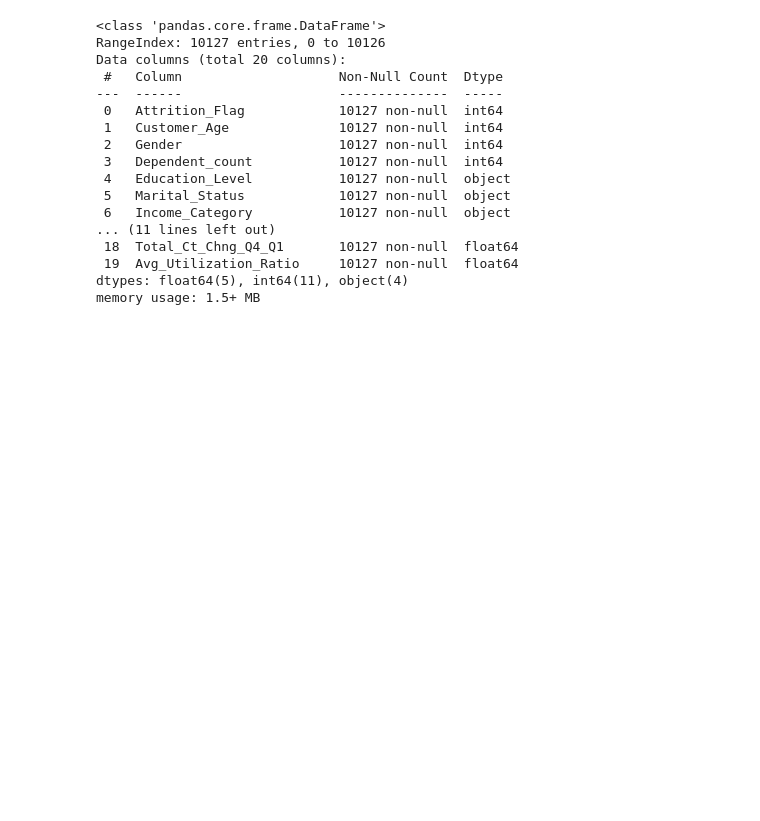
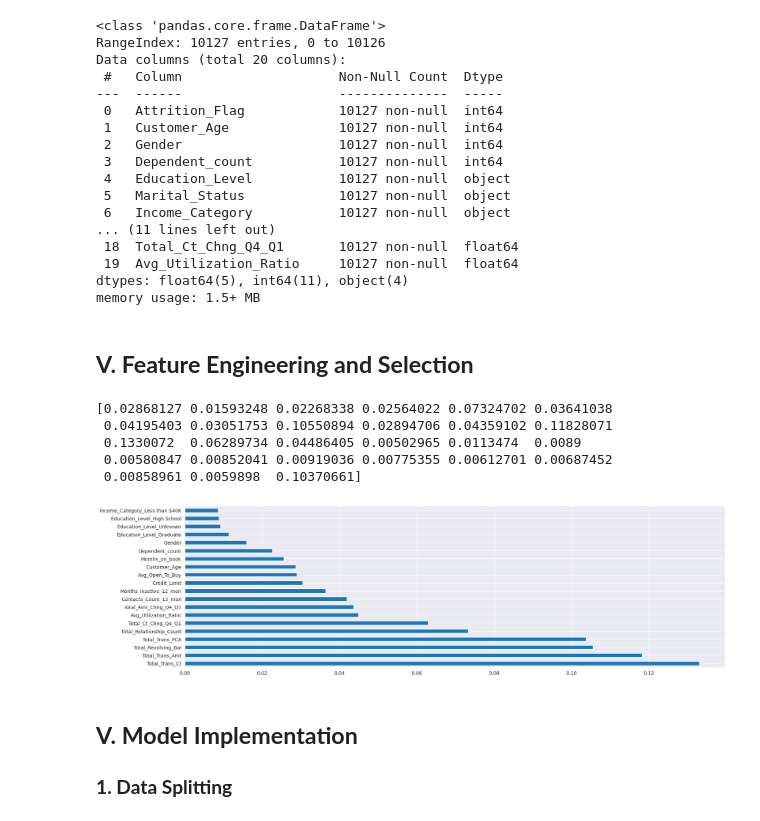
Before and after one commit to wellisonS/Credit-Card, a Jupyter notebook: models.ipynb, the cells around one changed output. Drawn from its saved outputs; the diff is of its cells as text; code cells hidden in the pictures; blank space fills up the shorter version.

```diff
--- a/models.ipynb
+++ b/models.ipynb
@@ -81,3 +82,42 @@ Data columns (total 20 columns):
  19  Avg_Utilization_Ratio     10127 non-null  float64
 dtypes: float64(5), int64(11), object(4)
 memory usage: 1.5+ MB
+# %% [markdown]
+## **V. Feature Engineering and Selection**
+# %%
+bankchurners.drop(['Marital_Status', 'Card_Category'], axis=1, inplace=True)
+# %%
+# One-hot encoding para colunas multicategóricas
+## Converter variáveis categóricas (características com categorias discretas) em um formato binário que os modelos de aprendizado de máquina possam usar de forma mais eficaz, especialmente quando não há uma ordem inerente entre as categorias.
+bankchurners = pd.get_dummies(bankchurners, columns=['Education_Level', 'Income_Category'], drop_first=True)
+# %%
+scaler = StandardScaler()
+numerical_features = ['Customer_Age', 'Dependent_count', 'Months_on_book', 'Total_Relationship_Count', 'Months_Inactive_12_mon', 'Contacts_Count_12_mon', 'Total_Revolving_Bal', 'Total_Trans_Amt', 'Total_Trans_Ct']
+bankchurners[numerical_features] = scaler.fit_transform(bankchurners[numerical_features])
+# %%
+from sklearn.decomposition import PCA
+scaled_data = bankchurners[['Total_Trans_Amt', 'Total_Trans_Ct']]
+pca = PCA(n_components=1)  # Giảm về 1 chiều
+bankchurners['Total_Trans_PCA'] = pca.fit_transform(scaled_data)
+# %%
+plt.figure(figsize = (20,6))
+sns.set_style('darkgrid')
+
+x = bankchurners.loc[:, bankchurners.columns !='Attrition_Flag']
+y = bankchurners.loc[:, bankchurners.columns == 'Attrition_Flag']
+
+from sklearn.ensemble import ExtraTreesClassifier
+model = ExtraTreesClassifier()
+model.fit(x,y)
+print(model.feature_importances_)
+feat_importances = pd.Series(model.feature_importances_, index = x.columns)
+img = feat_importances.nlargest(20).plot(kind = 'barh')
+labels1 = feat_importances.nlargest(20).plot(kind = 'barh').get_yticklabels()
+plt.show()
+# %% [output]
+[0.02868127 0.01593248 0.02268338 0.02564022 0.07324702 0.03641038
+ 0.04195403 0.03051753 0.10550894 0.02894706 0.04359102 0.11828071
+ 0.1330072  0.06289734 0.04486405 0.00502965 0.0113474  0.0089
+ 0.00580847 0.00852041 0.00919036 0.00775355 0.00612701 0.00687452
+ 0.00858961 0.0059898  0.10370661]
+[figure, added]
@@ -83,0 +129,3 @@ memory usage: 1.5+ MB
+# %% [markdown]
+## **V. Model Implementation**
+### **1. Data Splitting**
```
Also changed, not shown: parts of 20 cells of this notebook.
